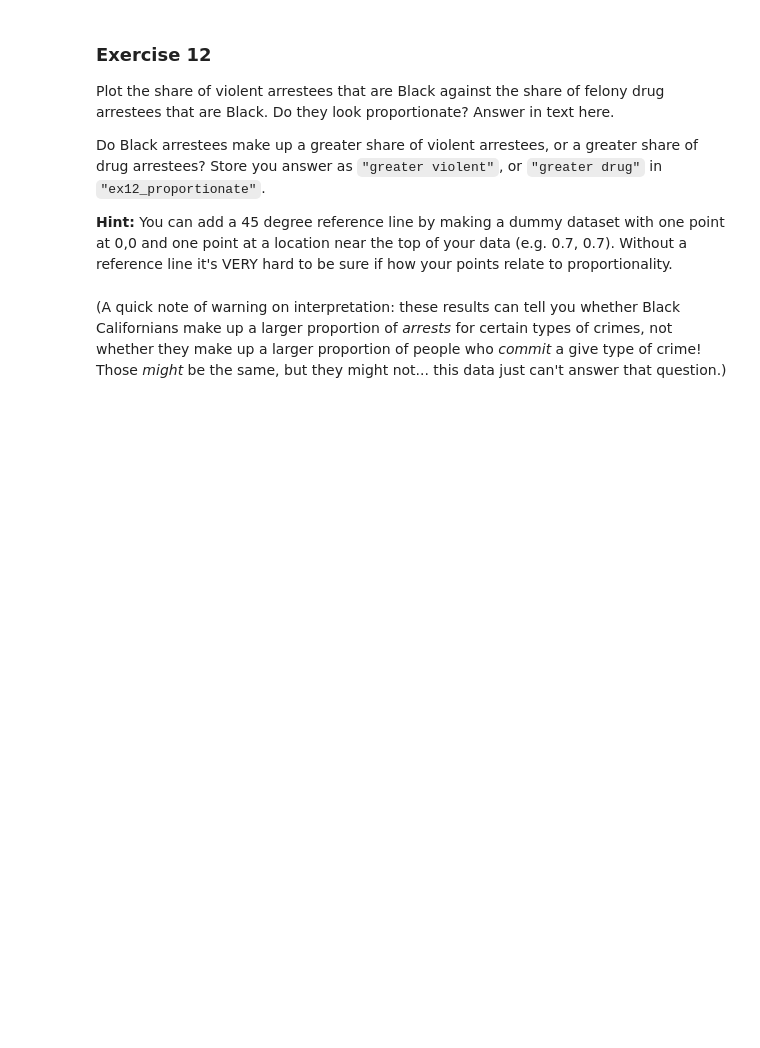
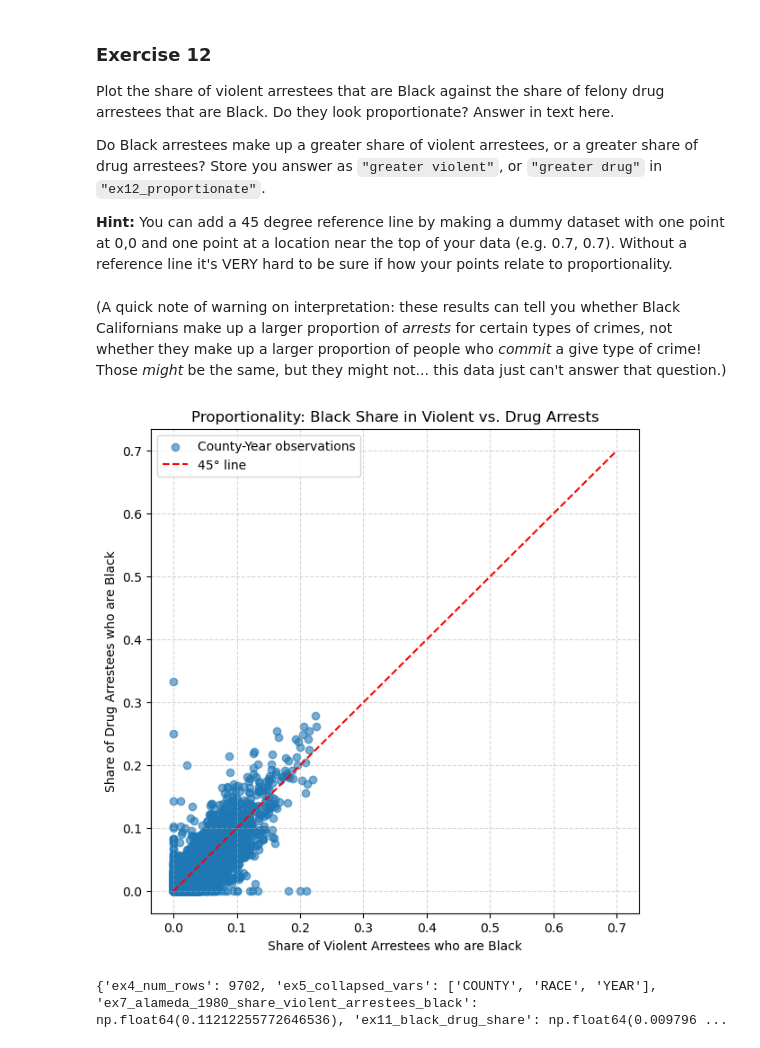
Before and after one commit to arushi40868/GroupBy_ArushiSebine, a Jupyter notebook: exercise_groupby.ipynb, the cells around one changed output. Cells and saved outputs as stored; diff of their text form; code cells hidden in the pictures; blank space fills up the shorter version.

```diff
--- a/exercise_groupby.ipynb
+++ b/exercise_groupby.ipynb
@@ -372,3 +431,41 @@ Do Black arrestees make up a greater share of violent arrestees, or a greater sh
 **Hint:** You can add a 45 degree reference line by making a dummy dataset with one point at 0,0 and one point at a location near the top of your data (e.g. 0.7, 0.7). Without a reference line it's VERY hard to be sure if how your points relate to proportionality.
 # %% [markdown]
 (A quick note of warning on interpretation: these results can tell you whether Black Californians make up a larger proportion of *arrests* for certain types of crimes, not whether they make up a larger proportion of people who *commit* a give type of crime! Those *might* be the same, but they might not... this data just can't answer that question.)
+# %%
+import matplotlib.pyplot as plt
+
+black = df_bw_fixed[df_bw_fixed["RACE"] == "Black"]
+
+plt.figure(figsize=(7, 7))
+plt.scatter(
+    black["Violent Share by Race"],
+    black["Drug Share by Race"],
+    alpha=0.6,
+    label="County-Year observations",
+)
+
+ref = pd.DataFrame({"x": [0, 0.7], "y": [0, 0.7]})
+plt.plot(ref["x"], ref["y"], color="red", linestyle="--", label="45° line")
+
+plt.xlabel("Share of Violent Arrestees who are Black")
+plt.ylabel("Share of Drug Arrestees who are Black")
+plt.title("Proportionality: Black Share in Violent vs. Drug Arrests")
+plt.legend()
+plt.grid(True, linestyle="--", alpha=0.5)
+plt.show()
+# %% [output]
+[figure, added]
+# %%
+avg_violent_black = black["Violent Share by Race"].mean()
+avg_drug_black = black["Drug Share by Race"].mean()
+
+if avg_violent_black > avg_drug_black:
+    ex12_proportionate = "greater violent"
+else:
+    ex12_proportionate = "greater drug"
+
+results["ex12_proportionate"] = ex12_proportionate
+
+print(results)
+# %% [output]
+{'ex4_num_rows': 9702, 'ex5_collapsed_vars': ['COUNTY', 'RACE', 'YEAR'], 'ex7_alameda_1980_share_violent_arrestees_black': np.float64(0.11212255772646536), 'ex11_black_drug_share': np.float64(0.009796 ...
```
Also changed, not shown: parts of 2 cells of this notebook.
